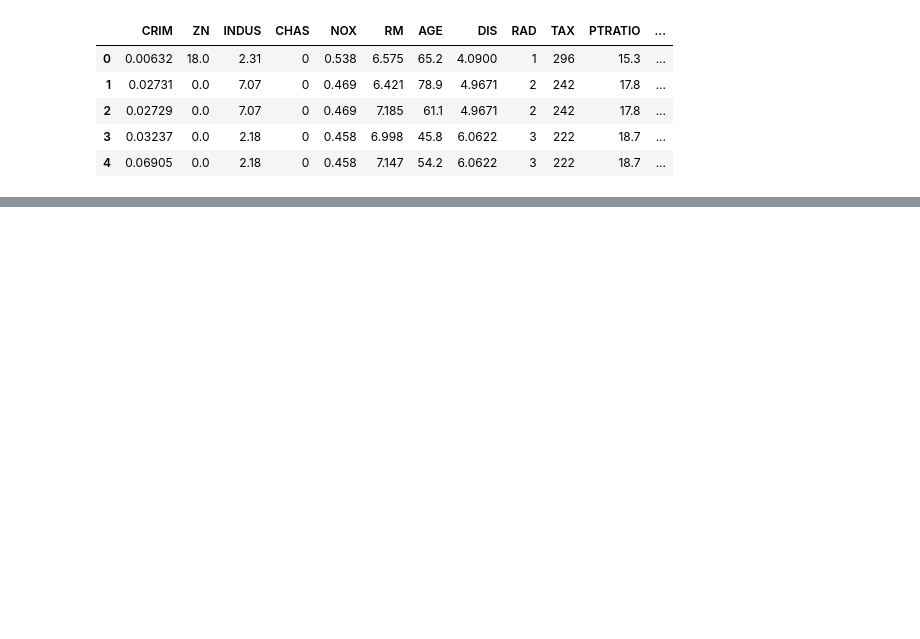
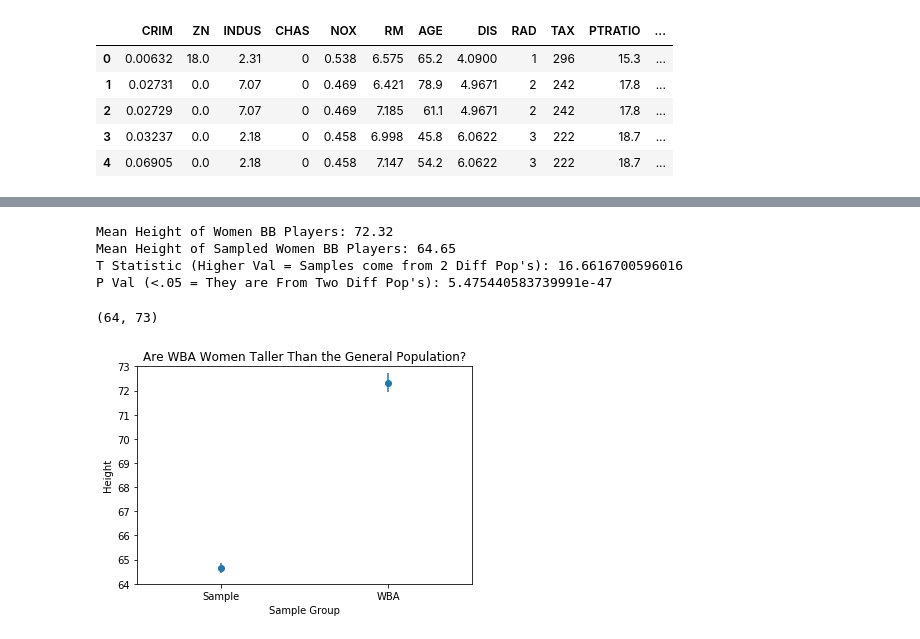
Before and after one commit to KenT370/Learned_Tech, a Jupyter notebook: Python/Matplotlib/Matplotlib_and_Stats.ipynb, the cells around one changed output, grey strips where cells are left out. Saved outputs shown, nothing was run; the diff lists cells and outputs as text; code cells hidden in the pictures; blank space fills up the shorter version.

```diff
--- a/Python/Matplotlib/Matplotlib_and_Stats.ipynb
+++ b/Python/Matplotlib/Matplotlib_and_Stats.ipynb
@@ -42,4 +42,38 @@ import numpy as np
 from scipy.stats import ttest_ind
 
 wba = pd.read_csv('wba_data.csv')
-heights = pd.read_csv('general_heights.csv')
+sample = pd.read_csv('general_heights.csv')
+
+heights = sample.astype('int64')
+
+mean_height = mean(wba.iloc[:,-1])
+mean_sample_height = mean(heights.iloc[:,-1])
+
+print("Mean Height of Women BB Players: " + str(mean_height))
+print("Mean Height of Sampled Women BB Players: "+str(mean_sample_height))
+
+t, p = ttest_ind(wba.iloc[:,-1],heights)
+print("T Statistic (Higher Val = Samples come from 2 Diff Pop's): "+str(t[0]))
+print("P Val (<.05 = They are From Two Diff Pop's): "+str(p[0]))
+# %% [output]
+Mean Height of Women BB Players: 72.32
+Mean Height of Sampled Women BB Players: 64.65
+T Statistic (Higher Val = Samples come from 2 Diff Pop's): 16.6616700596016
+P Val (<.05 = They are From Two Diff Pop's): 5.475440583739991e-47
+# %%
+sample_stan = sem(sample)
+wba_stan = sem(wba.iloc[:,-1])
+
+x = ['Sample','WBA']
+mean = [mean_sample_height,mean_height]
+stan = [sample_stan,wba_stan]
+
+plt.errorbar(x,mean,yerr=stan,fmt='o')
+plt.xlabel("Sample Group")
+plt.ylabel("Height")
+plt.title("Are WBA Women Taller Than the General Population?",fontsize=12)
+plt.xlim(-0.5,1.5)
+plt.ylim(64,73)
+# %% [output]
+(64, 73)
+[figure, added]
```
Also changed, not shown: parts of 3 cells of this notebook, 5 other files.
